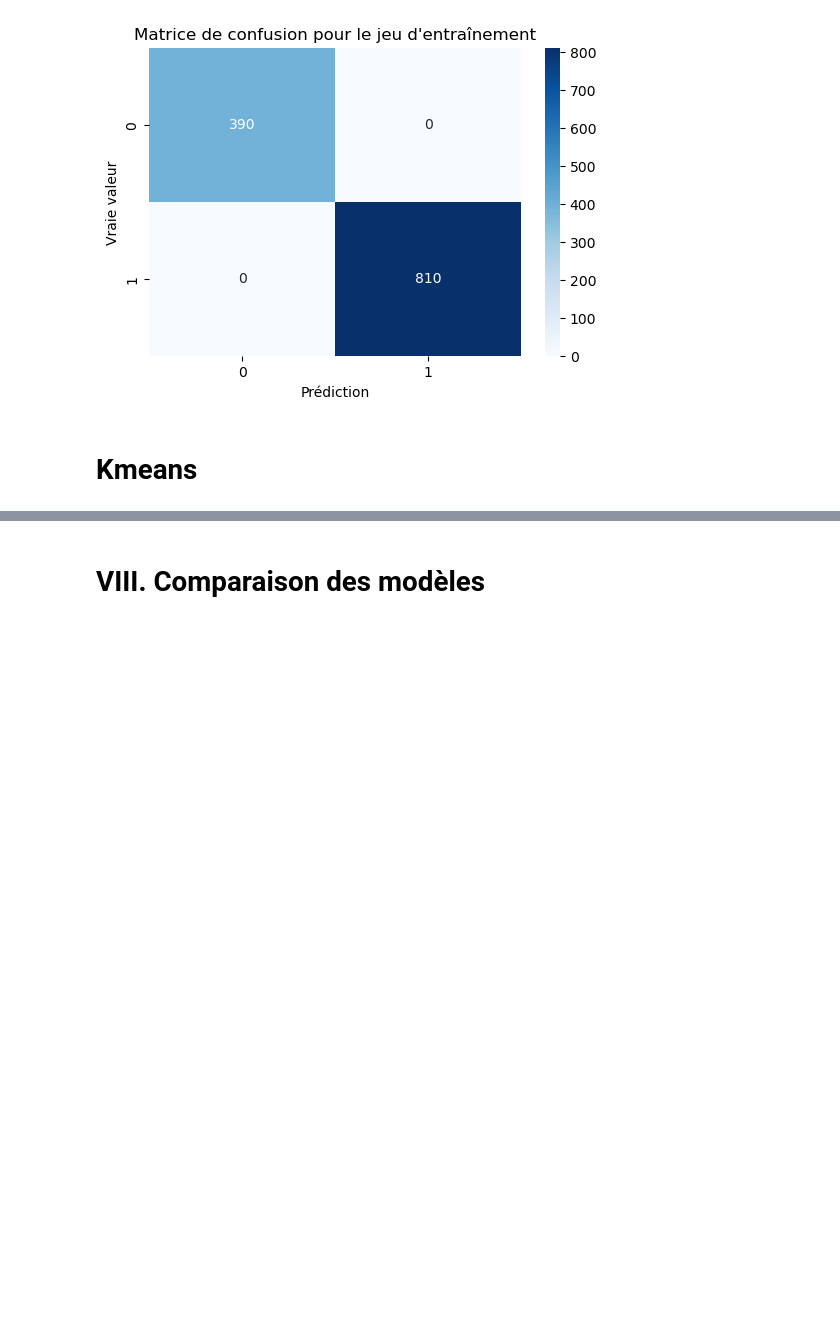
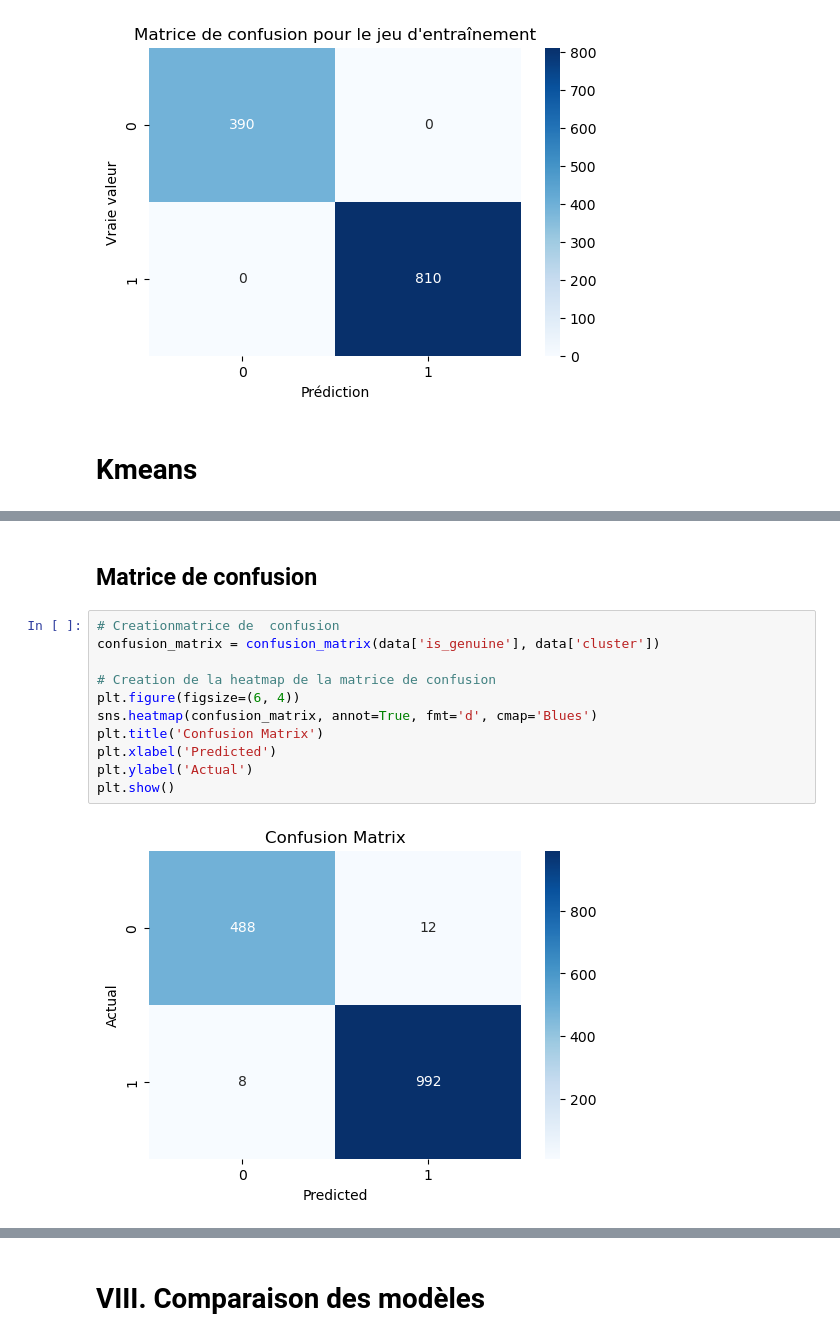
Before and after one commit to AntoineJBQ/P10, a Jupyter notebook: NOTEBOOK/projet10.ipynb, the cells around one changed output, grey strips where cells are left out. Drawn from its saved outputs; the diff is of its cells as text; blank space fills up the shorter version.

```diff
--- a/NOTEBOOK/projet10.ipynb
+++ b/NOTEBOOK/projet10.ipynb
@@ -1177,0 +765,15 @@ data.sample(10)
+# %% [markdown]
+## Matrice de confusion
+# %%
+# Creationmatrice de  confusion
+confusion_matrix = confusion_matrix(data['is_genuine'], data['cluster'])
+
+# Creation de la heatmap de la matrice de confusion
+plt.figure(figsize=(6, 4))
+sns.heatmap(confusion_matrix, annot=True, fmt='d', cmap='Blues')
+plt.title('Confusion Matrix')
+plt.xlabel('Predicted')
+plt.ylabel('Actual')
+plt.show()
+# %% [output]
+[figure, added]
```
Also changed, not shown: parts of 27 cells of this notebook.
